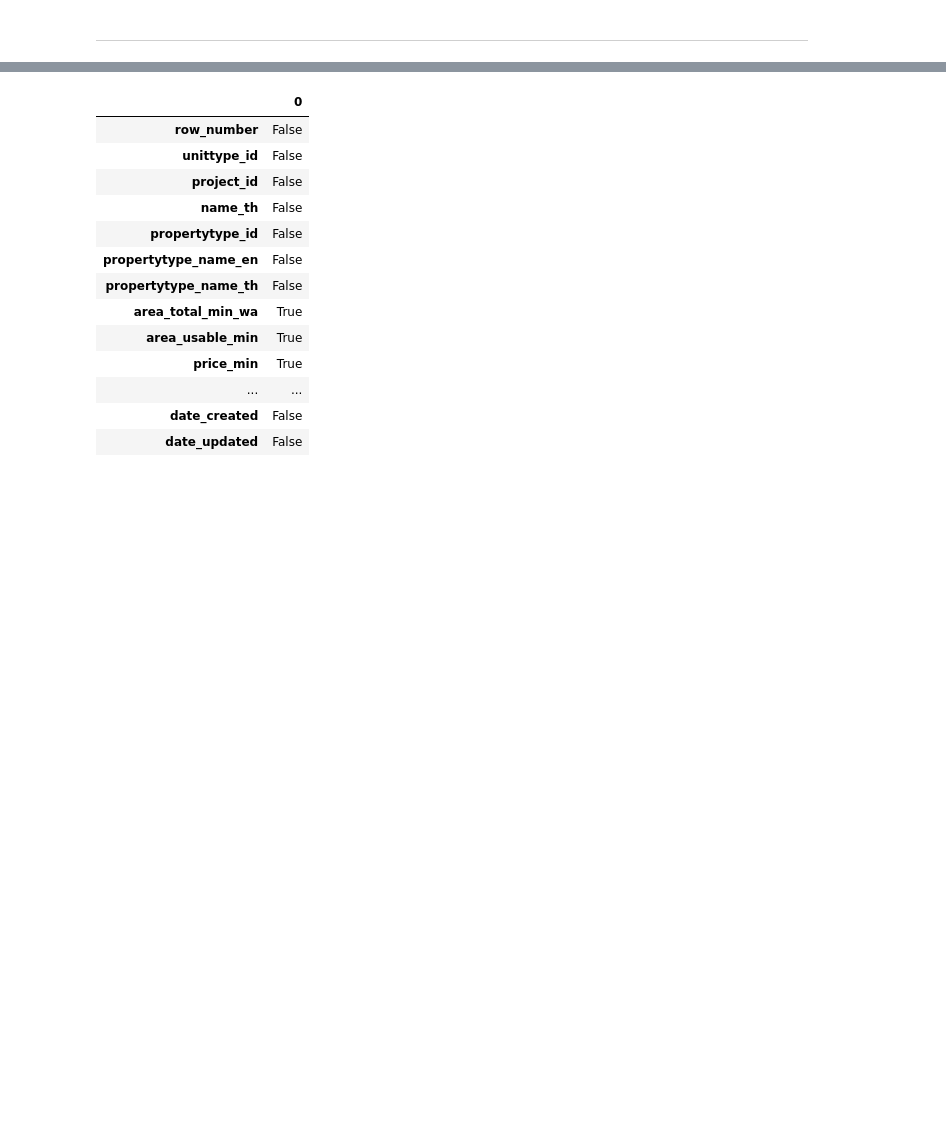
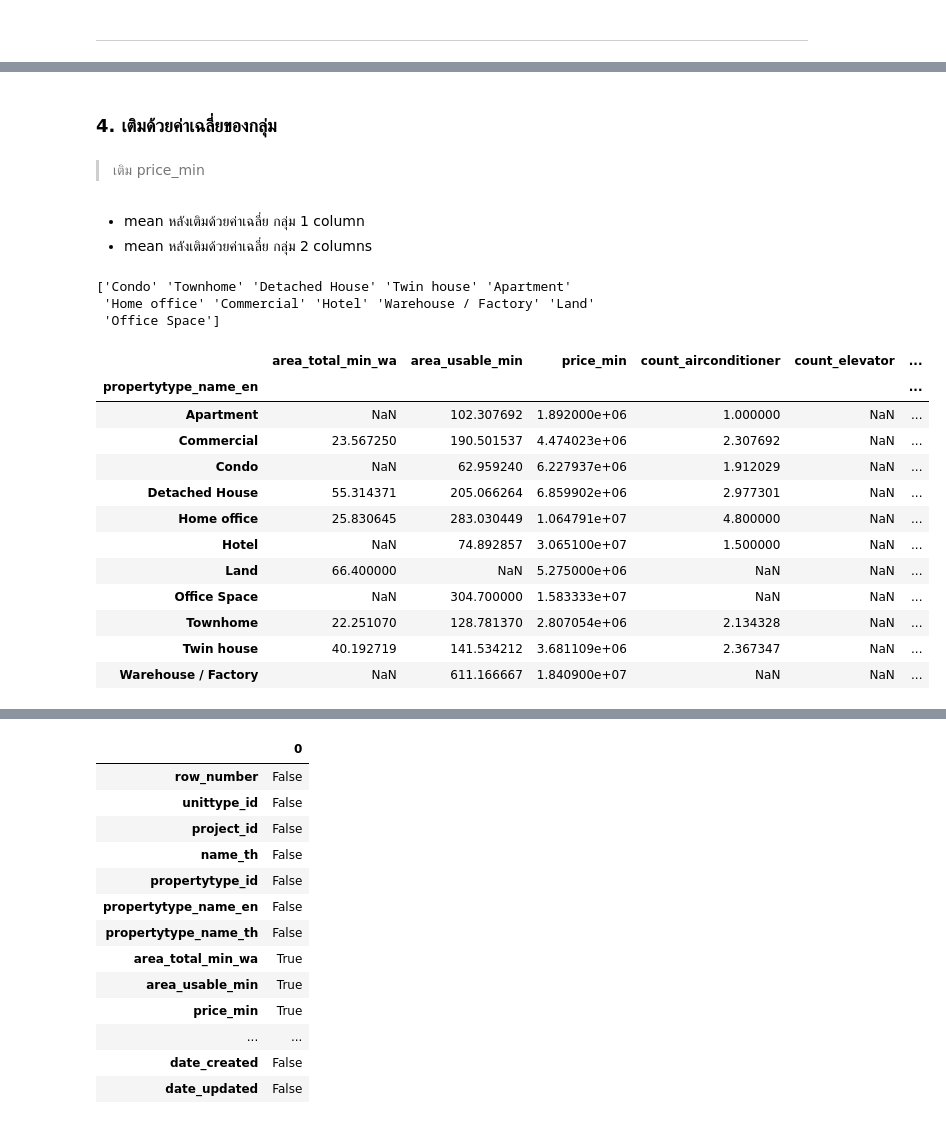
Before and after one commit to punramon/bsc_dpdm24, a Jupyter notebook: Chapter_3_Data_Preprocessing.ipynb, the cells around one changed output, grey strips where cells are left out. Drawn from its saved outputs; the diff is of its cells as text; code cells hidden in the pictures; blank space fills up the shorter version.

```diff
--- a/Chapter_3_Data_Preprocessing.ipynb
+++ b/Chapter_3_Data_Preprocessing.ipynb
@@ -356,0 +442,12 @@ filtered_data
+# %%
+# prompt: จะเติมกับข้อมูล categorical ด้วย unknown
+
+# Identify categorical columns
+categorical_cols = unit_type_data_unknown.select_dtypes(include=['object']).columns
+
+# Fill missing values in categorical columns with 'Unknown'
+for col in categorical_cols:
+    unit_type_data_unknown[col] = unit_type_data_unknown[col].fillna('Unknown')
+
+# Verify the changes
+print(unit_type_data_unknown.isnull().sum())
@@ -356,0 +493,2 @@ filtered_data
+# %%
+unit_type_data_fill_mean = unit_type_data.copy()
@@ -356,0 +517,24 @@ filtered_data
+# %%
+# prompt:  เติมค่าว่างของ unit_type_data_fill_mean ด้วย mean ของแต่ละ column (datatype float64 )
+
+# Select float64 columns
+float_cols = unit_type_data_fill_mean.select_dtypes(include=['float64']).columns
+
+# Fill NaN values with the mean of each column
+for col in float_cols:
+    mean_val = unit_type_data_fill_mean[col].mean()
+    unit_type_data_fill_mean[col] = unit_type_data_fill_mean[col].fillna(mean_val)
+
+# Verify the changes
+print(unit_type_data_fill_mean.isnull().sum())
+# %%
+# prompt: เติมค่าว่างของ unit_type_data_fill_mean ด้วย mean ของแต่ละ column
+
+# Identify numerical columns with missing values
+numerical_cols_with_missing = unit_type_data_fill_mean.select_dtypes(include=['float64']).columns[unit_type_data_fill_mean.select_dtypes(include=['float64']).isnull().any()]
+
+# Fill missing values in numerical columns with their respective column means
+for col in numerical_cols_with_missing:
+    unit_type_data_fill_mean[col] = unit_type_data_fill_mean[col].fillna(unit_type_data_fill_mean[col].mean())
+
+unit_type_data_fill_mean
@@ -356,0 +588,34 @@ filtered_data
+# %% [markdown]
+### 4. เติมด้วยค่าเฉลี่ยของกลุ่ม
+# %% [markdown]
+> เติม price_min
+# %% [markdown]
+* mean หลังเติมด้วยค่าเฉลี่ย กลุ่ม 1 column
+* mean หลังเติมด้วยค่าเฉลี่ย กลุ่ม 2 columns
+# %%
+print(unit_type_data['propertytype_name_en'].unique())
+# %% [output]
+['Condo' 'Townhome' 'Detached House' 'Twin house' 'Apartment'
+ 'Home office' 'Commercial' 'Hotel' 'Warehouse / Factory' 'Land'
+ 'Office Space']
+# %%
+import pandas as pd
+import numpy as np
+
+# Group data by 'propertytype_name_en' and calculate the mean of float64 columns
+grouped_means = unit_type_data.groupby('propertytype_name_en').agg({col: 'mean' for col in unit_type_data.select_dtypes(include=['float64']).columns})
+grouped_means
+# %% [output]
+|  | area_total_min_wa | area_usable_min | price_min | count_airconditioner | count_elevator | ... |
+| propertytype_name_en |  |  |  |  |  | ... |
+| Apartment | NaN | 102.307692 | 1.892000e+06 | 1.000000 | NaN | ... |
+| Commercial | 23.567250 | 190.501537 | 4.474023e+06 | 2.307692 | NaN | ... |
+| Condo | NaN | 62.959240 | 6.227937e+06 | 1.912029 | NaN | ... |
+| Detached House | 55.314371 | 205.066264 | 6.859902e+06 | 2.977301 | NaN | ... |
+| Home office | 25.830645 | 283.030449 | 1.064791e+07 | 4.800000 | NaN | ... |
+| Hotel | NaN | 74.892857 | 3.065100e+07 | 1.500000 | NaN | ... |
+| Land | 66.400000 | NaN | 5.275000e+06 | NaN | NaN | ... |
+| Office Space | NaN | 304.700000 | 1.583333e+07 | NaN | NaN | ... |
+| Townhome | 22.251070 | 128.781370 | 2.807054e+06 | 2.134328 | NaN | ... |
+| Twin house | 40.192719 | 141.534212 | 3.681109e+06 | 2.367347 | NaN | ... |
+| Warehouse / Factory | NaN | 611.166667 | 1.840900e+07 | NaN | NaN | ... |
```
Also changed, not shown: parts of 53 cells of this notebook.
